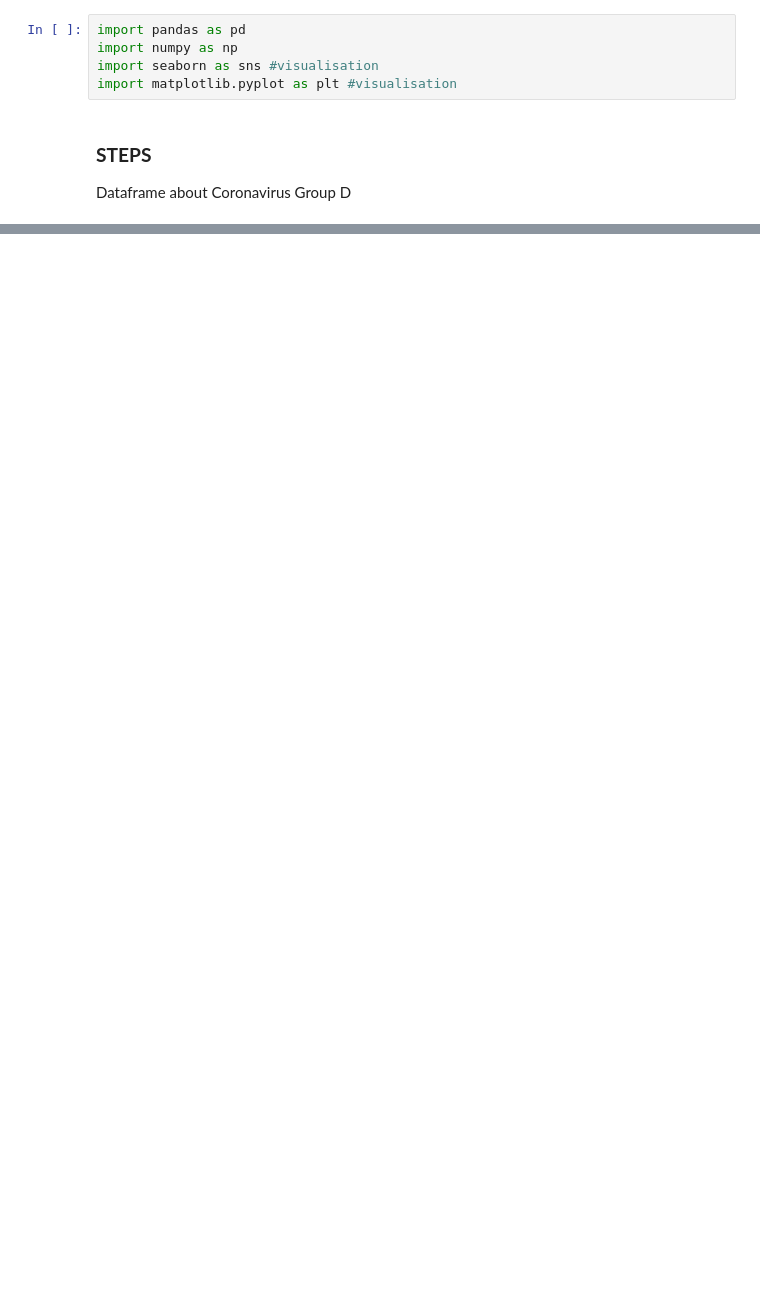
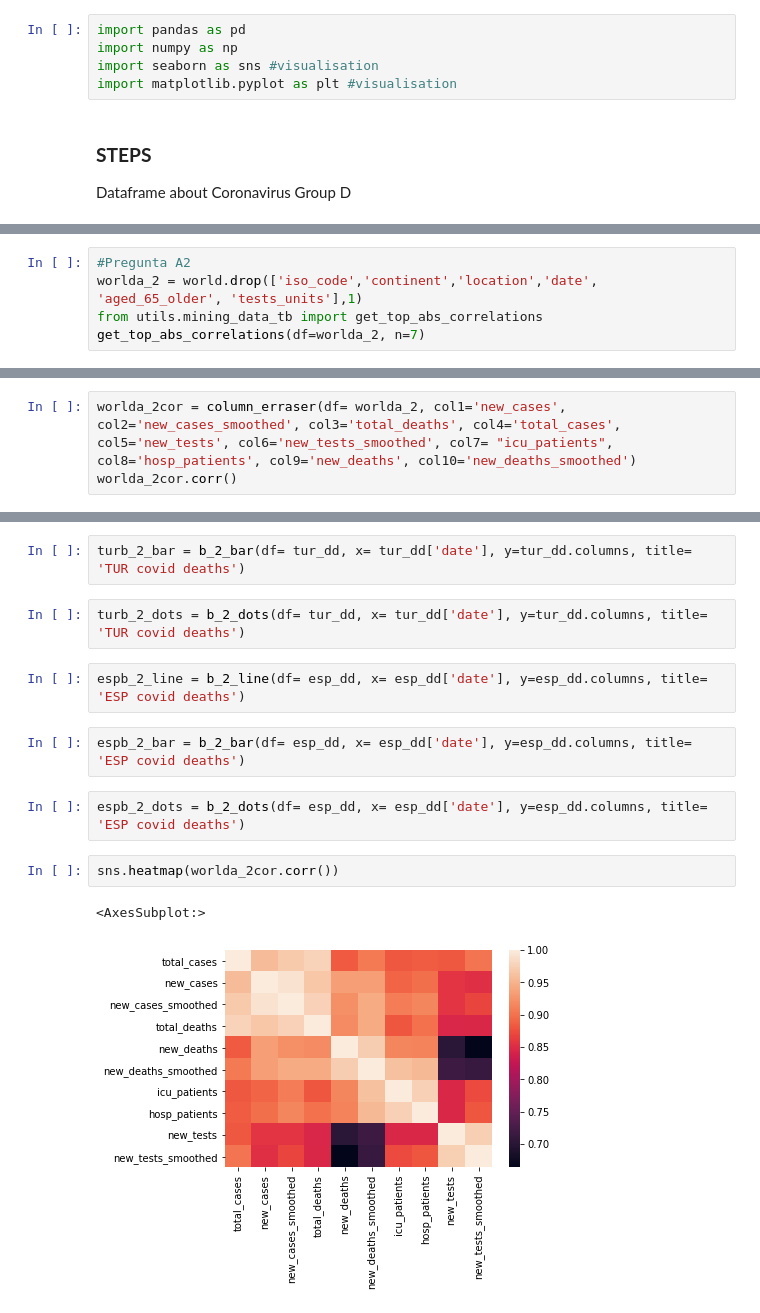
Before and after one commit to AriadnaPuigventos/GroupD_Covid19, a Jupyter notebook: src/main.ipynb, the cells around one changed output, grey strips where cells are left out. Saved outputs shown, nothing was run; the diff lists cells and outputs as text; blank space fills up the shorter version.

```diff
--- a/src/main.ipynb
+++ b/src/main.ipynb
@@ -103,0 +122,5 @@ ven
+# %%
+#Pregunta A2
+worlda_2 = world.drop(['iso_code','continent','location','date', 'aged_65_older', 'tests_units'],1)
+from utils.mining_data_tb import get_top_abs_correlations
+get_top_abs_correlations(df=worlda_2, n=7)
@@ -103,0 +136,3 @@ ven
+# %%
+worlda_2cor = column_erraser(df= worlda_2, col1='new_cases', col2='new_cases_smoothed', col3='total_deaths', col4='total_cases', col5='new_tests', col6='new_tests_smoothed', col7= "icu_patients", col8='hosp_patients', col9='new_deaths', col10='new_deaths_smoothed')
+worlda_2cor.corr()
@@ -103,0 +215,15 @@ ven
+# %%
+turb_2_bar = b_2_bar(df= tur_dd, x= tur_dd['date'], y=tur_dd.columns, title= 'TUR covid deaths')
+# %%
+turb_2_dots = b_2_dots(df= tur_dd, x= tur_dd['date'], y=tur_dd.columns, title= 'TUR covid deaths')
+# %%
+espb_2_line = b_2_line(df= esp_dd, x= esp_dd['date'], y=esp_dd.columns, title= 'ESP covid deaths')
+# %%
+espb_2_bar = b_2_bar(df= esp_dd, x= esp_dd['date'], y=esp_dd.columns, title= 'ESP covid deaths')
+# %%
+espb_2_dots = b_2_dots(df= esp_dd, x= esp_dd['date'], y=esp_dd.columns, title= 'ESP covid deaths')
+# %%
+sns.heatmap(worlda_2cor.corr())
+# %% [output]
+<AxesSubplot:>
+[figure, added]
```
Also changed, not shown: parts of 45 cells of this notebook, 4 other files.
